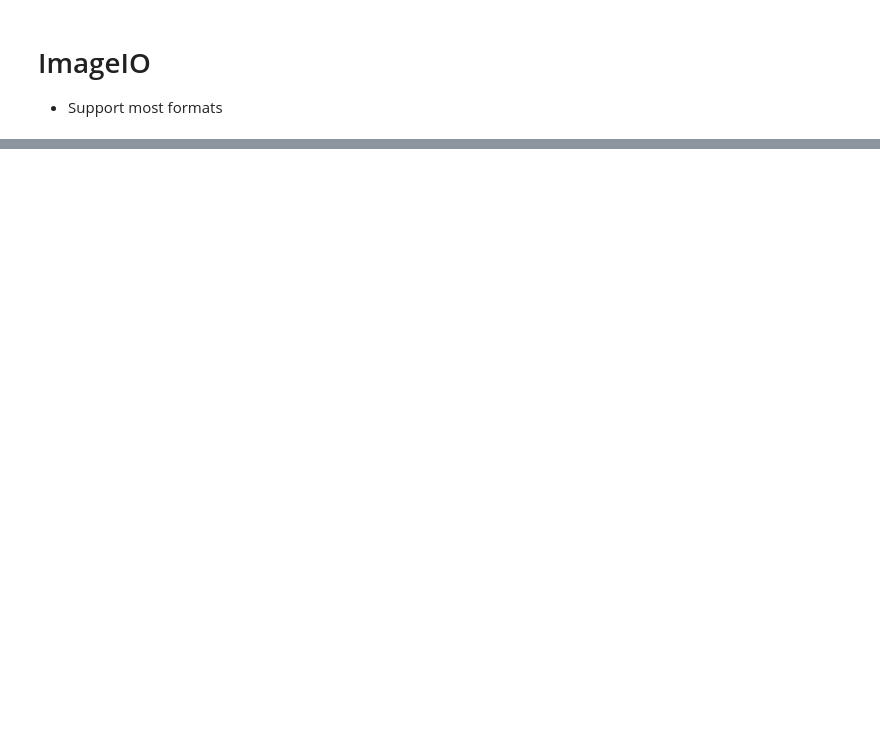
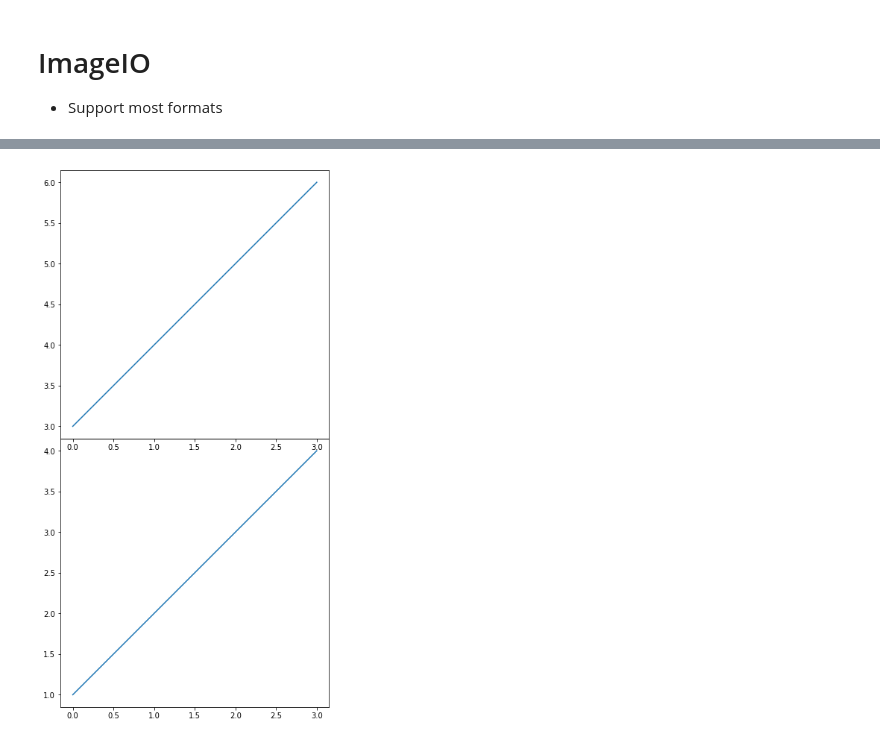
Before and after one commit to YeongRoYun/DataSchool, a Jupyter notebook: Image Processing/main.ipynb, the cells around one changed output, grey strips where cells are left out. Drawn from its saved outputs; the diff is of its cells as text; code cells hidden in the pictures; blank space fills up the shorter version.

```diff
--- a/Image Processing/main.ipynb
+++ b/Image Processing/main.ipynb
@@ -52,0 +179,10 @@ float32
+# %%
+import matplotlib.pyplot as plt
+plt.figure(figsize=(10,10))
+plt.axes((0, 0, .5, .5)) # Left, Botton, Width, Height
+plt.plot([1,2,3,4]) # Without choosing a canvas, the current context is selected automatically
+plt.axes((0, .5, .5, .5))
+plt.plot([3,4,5,6])
+plt.show()
+# %% [output]
+[figure, added]
```
Also changed, not shown: parts of 21 cells of this notebook, 6 other files.
